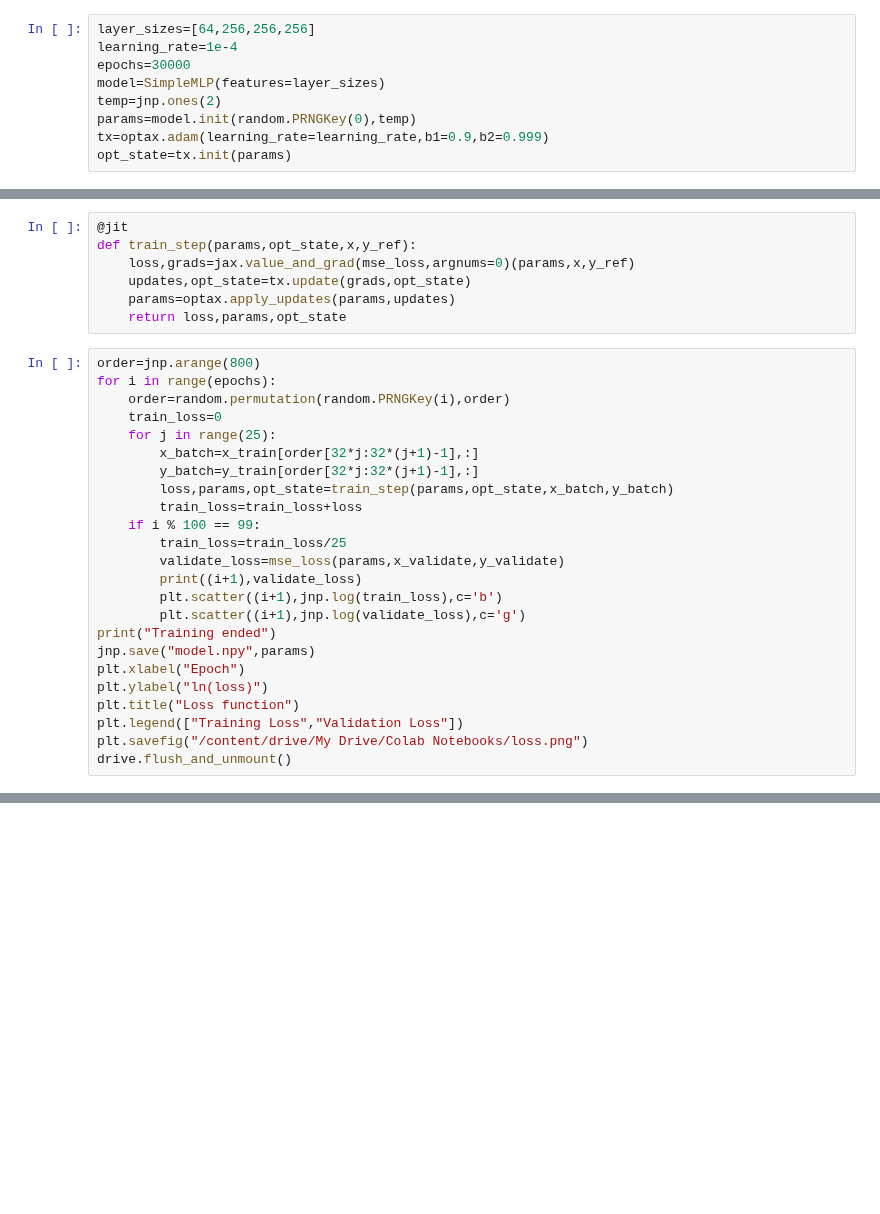
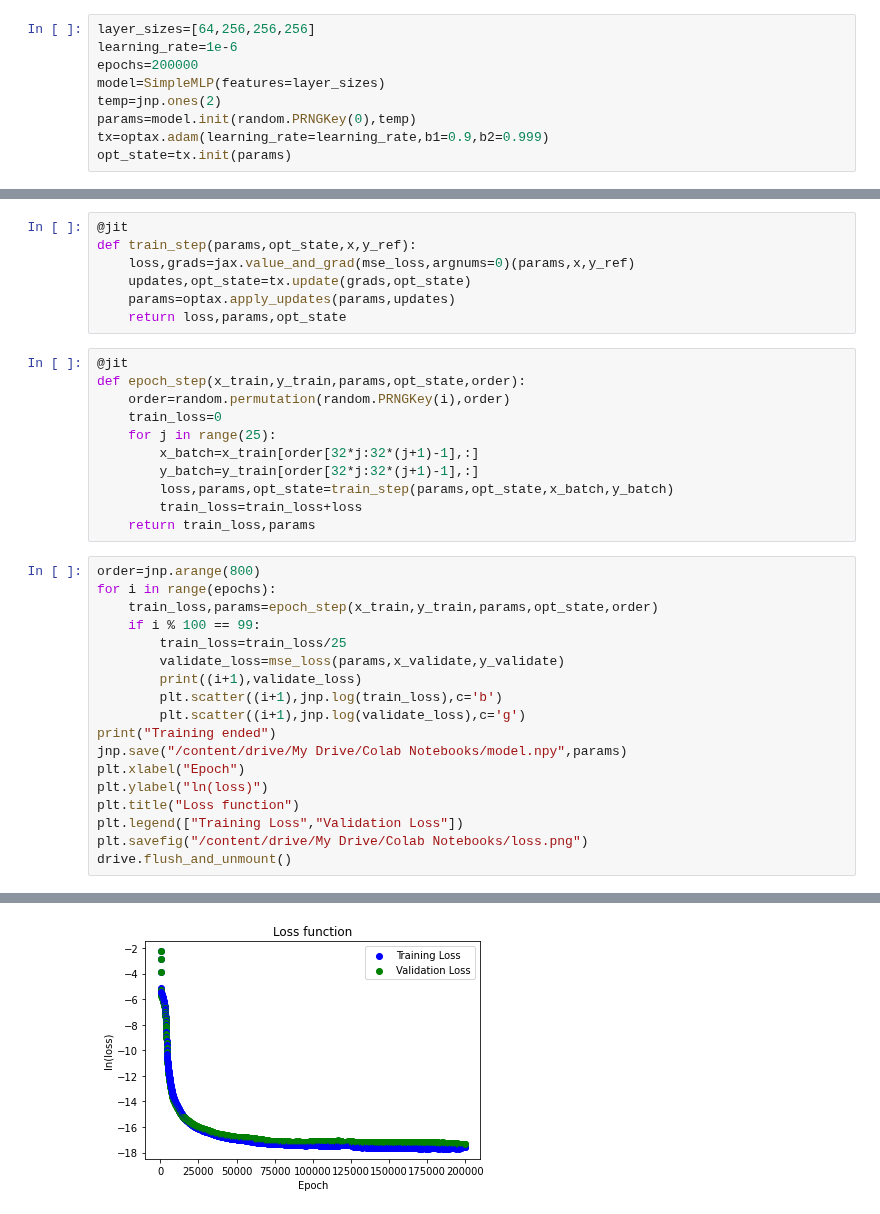
Before and after one commit to epodkwan/growthfunction, a Jupyter notebook: jaxtrainer.ipynb, the cells around one changed output, grey strips where cells are left out. Saved outputs shown, nothing was run; the diff lists cells and outputs as text; blank space fills up the shorter version.

```diff
--- a/jaxtrainer.ipynb
+++ b/jaxtrainer.ipynb
@@ -40,8 +36,8 @@ class SimpleMLP(nn.Module):
         return x
 # %%
 layer_sizes=[64,256,256,256]
-learning_rate=1e-4
-epochs=30000
+learning_rate=1e-6
+epochs=200000
 model=SimpleMLP(features=layer_sizes)
 temp=jnp.ones(2)
 params=model.init(random.PRNGKey(0),temp)
@@ -60,16 +56,21 @@ def train_step(params,opt_state,x,y_ref):
     updates,opt_state=tx.update(grads,opt_state)
     params=optax.apply_updates(params,updates)
     return loss,params,opt_state
+# %%
+@jit
+def epoch_step(x_train,y_train,params,opt_state,order):
+    order=random.permutation(random.PRNGKey(i),order)
+    train_loss=0
+    for j in range(25):
+        x_batch=x_train[order[32*j:32*(j+1)-1],:]
+        y_batch=y_train[order[32*j:32*(j+1)-1],:]
+        loss,params,opt_state=train_step(params,opt_state,x_batch,y_batch)
+        train_loss=train_loss+loss
+    return train_loss,params
 # %%
 order=jnp.arange(800)
 for i in range(epochs):
-    order=random.permutation(random.PRNGKey(i),order)
-    train_loss=0
-    for j in range(25):
-        x_batch=x_train[order[32*j:32*(j+1)-1],:]
-        y_batch=y_train[order[32*j:32*(j+1)-1],:]
-        loss,params,opt_state=train_step(params,opt_state,x_batch,y_batch)
-        train_loss=train_loss+loss
+    train_loss,params=epoch_step(x_train,y_train,params,opt_state,order)
     if i % 100 == 99:
         train_loss=train_loss/25
         validate_loss=mse_loss(params,x_validate,y_validate)
@@ -77,7 +78,7 @@ for i in range(epochs):
         plt.scatter((i+1),jnp.log(train_loss),c='b')
         plt.scatter((i+1),jnp.log(validate_loss),c='g')
 print("Training ended")
-jnp.save("model.npy",params)
+jnp.save("/content/drive/My Drive/Colab Notebooks/model.npy",params)
 plt.xlabel("Epoch")
 plt.ylabel("ln(loss)")
 plt.title("Loss function")
@@ -105,3 +106,4 @@ drive.flush_and_unmount()
+[figure, added]
 # %%
 x_test=jnp.stack((input_data[900:1000,0],input_data[900:1000,2]),axis=1)
 y_test=input_result[900:1000,:]
```
Also changed, not shown: parts of 4 cells of this notebook.
